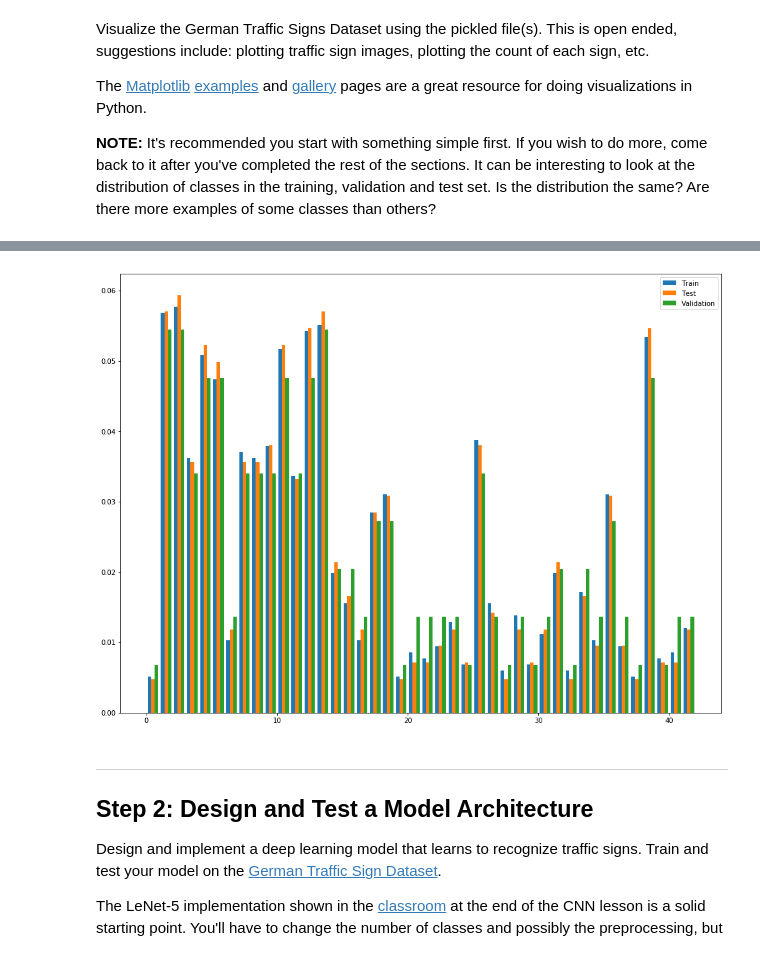
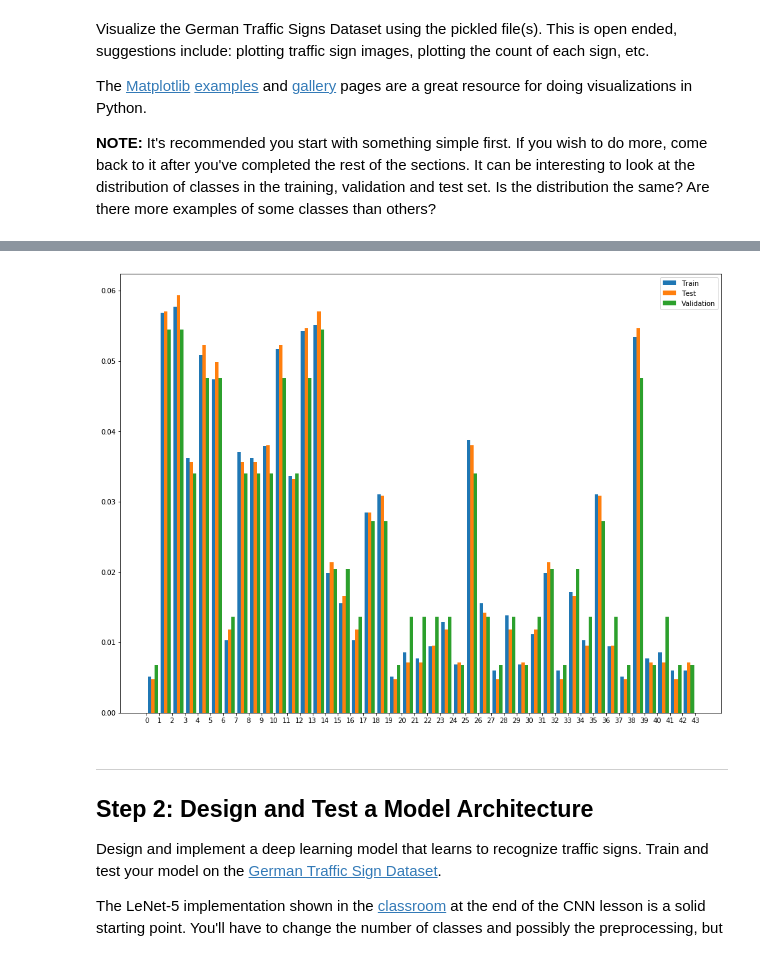
Before and after one commit to JoonaSavela/CarND-Project-2-traffic-signs, a Jupyter notebook: Traffic_Sign_Classifier.ipynb, the cells around one changed output, grey strips where cells are left out. Drawn from its saved outputs; the diff is of its cells as text; code cells hidden in the pictures.

```diff
--- a/Traffic_Sign_Classifier.ipynb
+++ b/Traffic_Sign_Classifier.ipynb
@@ -117,10 +117,11 @@ print(y_train[index])
 # %%
 plt.figure(figsize=(16,12))
-plt.hist([y_train, y_test, y_valid], normed=True, bins=range(43), label=['Train', 'Test', 'Validation'])
+plt.hist([y_train, y_test, y_valid], normed=True, bins=range(44), label=['Train', 'Test', 'Validation'])
+plt.xticks(np.arange(44))
 plt.legend()
 plt.show()
 # %% [output]
-[figure, old version]
+[figure, new version]
 # %% [markdown]
 ----
 
```
Also changed, not shown: parts of 10 cells of this notebook.
